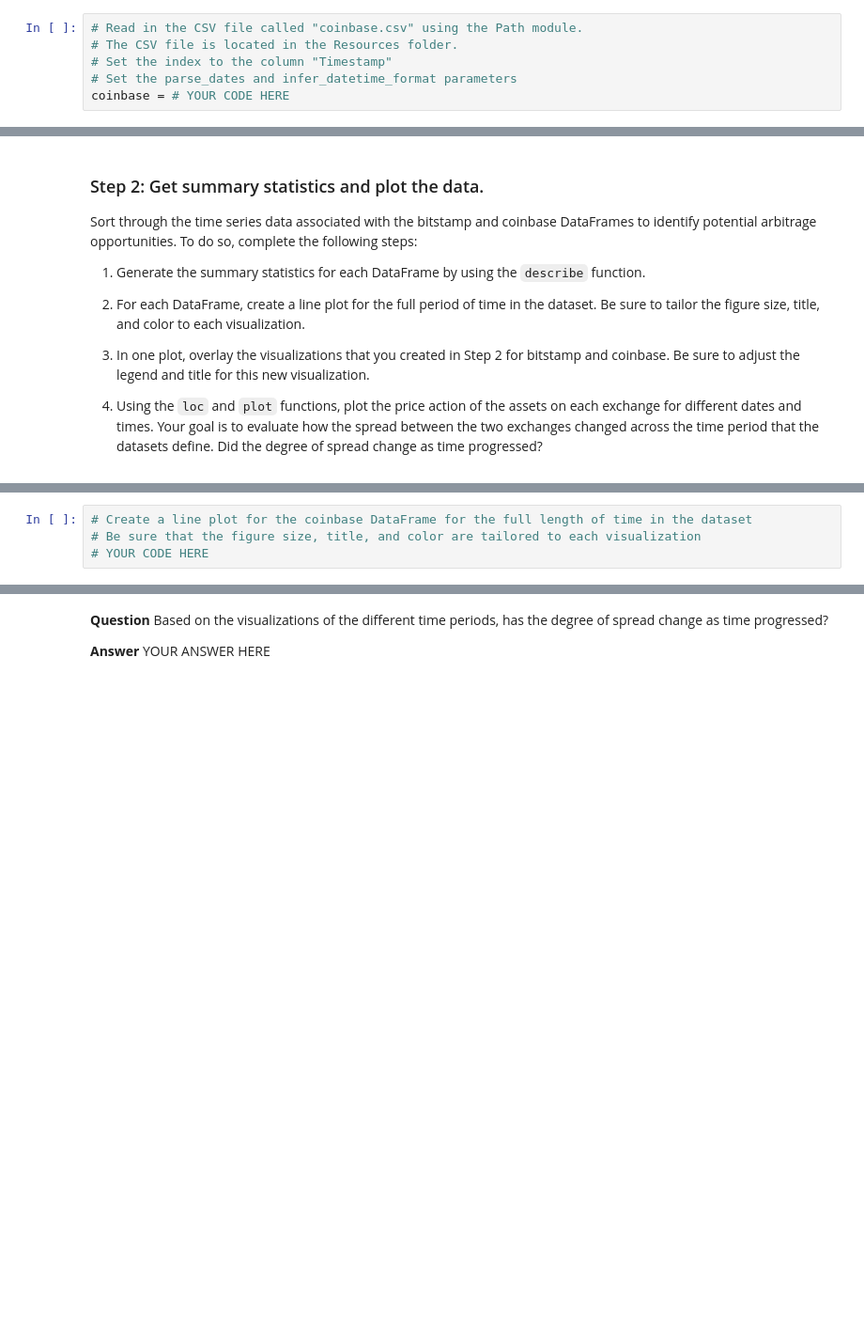
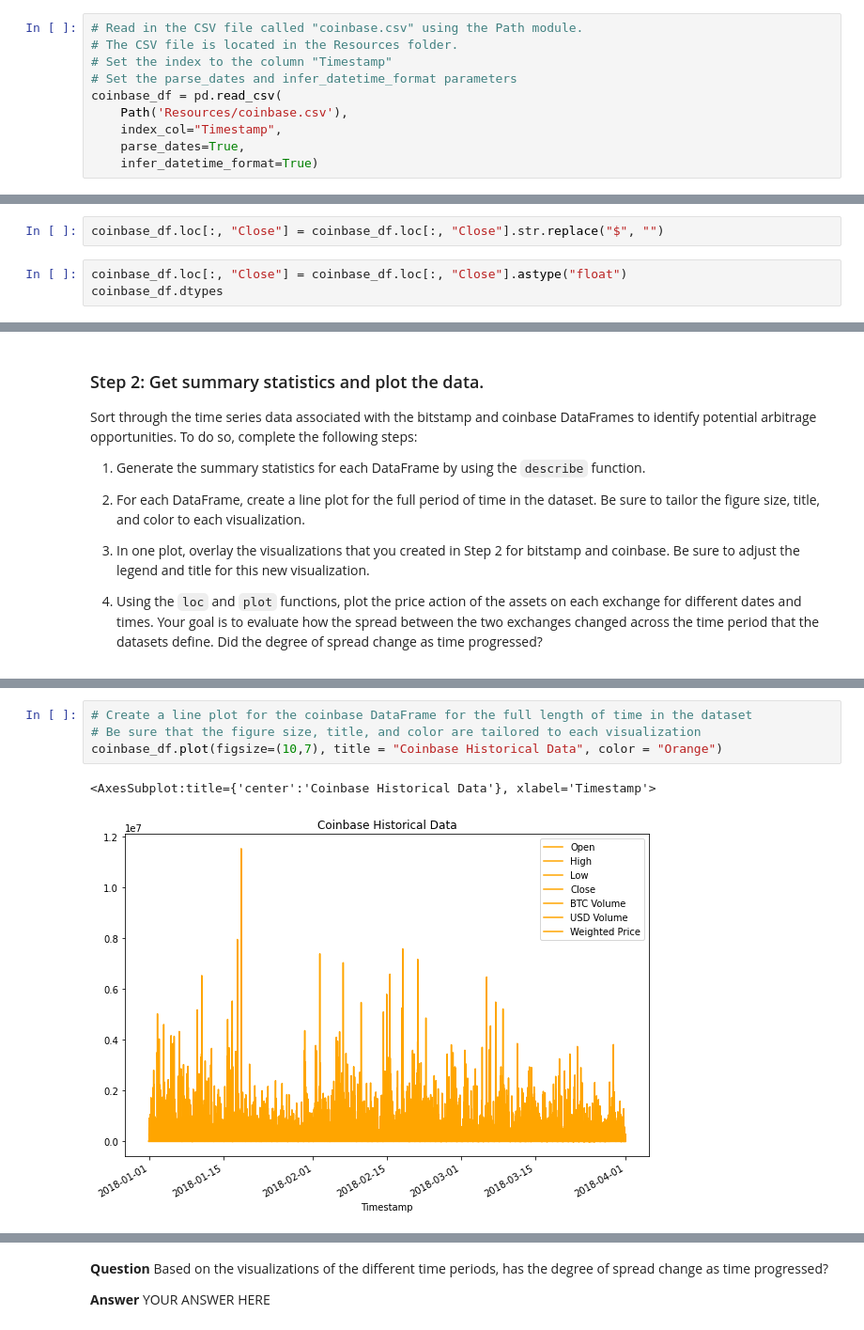
Before and after one commit to danicavalera/Crypto_Arbitrage, a Jupyter notebook: Assignment3/crypto_arbitrage.ipynb, the cells around one changed output, grey strips where cells are left out. Shown at 94% size. Cells and saved outputs as stored; diff of their text form; blank space fills up the shorter version.

```diff
--- a/Assignment3/crypto_arbitrage.ipynb
+++ b/Assignment3/crypto_arbitrage.ipynb
@@ -62,6 +62,10 @@ bitstamp_df.head()
 # The CSV file is located in the Resources folder.
 # Set the index to the column "Timestamp"
 # Set the parse_dates and infer_datetime_format parameters
-coinbase = # YOUR CODE HERE
+coinbase_df = pd.read_csv(
+    Path('Resources/coinbase.csv'),
+    index_col="Timestamp",
+    parse_dates=True,
+    infer_datetime_format=True)
 # %%
 # Use the head (and/or tail) function to confirm that the data was imported properly.
@@ -107,0 +165,5 @@ To prepare and clean your data for analysis, complete the following steps:
+# %%
+coinbase_df.loc[:, "Close"] = coinbase_df.loc[:, "Close"].str.replace("$", "")
+# %%
+coinbase_df.loc[:, "Close"] = coinbase_df.loc[:, "Close"].astype("float")
+coinbase_df.dtypes
@@ -162,7 +272,10 @@ Sort through the time series data associated with the bitstamp and coinbase Data
 # %%
 # Create a line plot for the coinbase DataFrame for the full length of time in the dataset
 # Be sure that the figure size, title, and color are tailored to each visualization
-# YOUR CODE HERE
+coinbase_df.plot(figsize=(10,7), title = "Coinbase Historical Data", color = "Orange")
+# %% [output]
+<AxesSubplot:title={'center':'Coinbase Historical Data'}, xlabel='Timestamp'>
+[figure, added]
 # %%
 # Overlay the visualizations for the bitstamp and coinbase DataFrames in one plot
 # The plot should visualize the prices over the full lenth of the dataset
```
Also changed, not shown: parts of 19 cells of this notebook, 1 other file.
